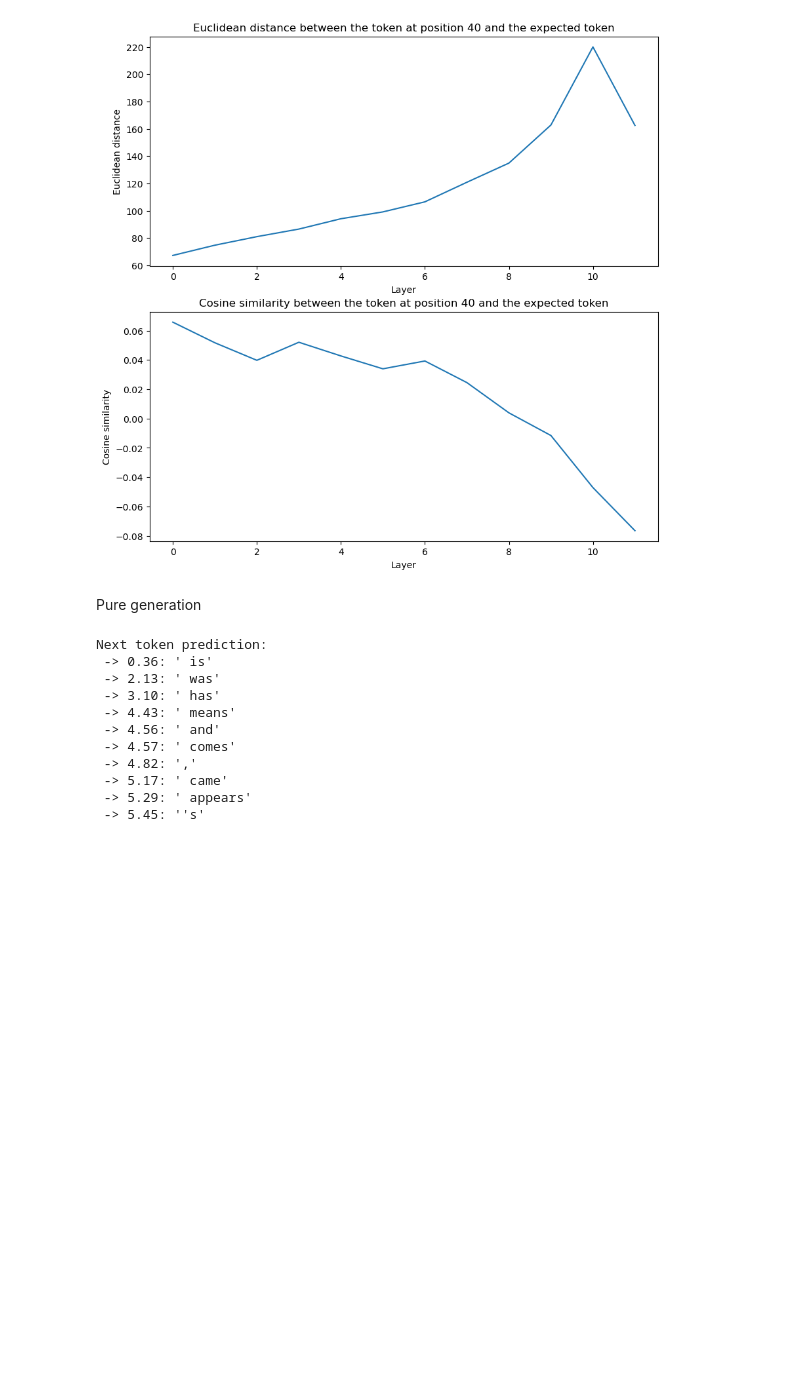
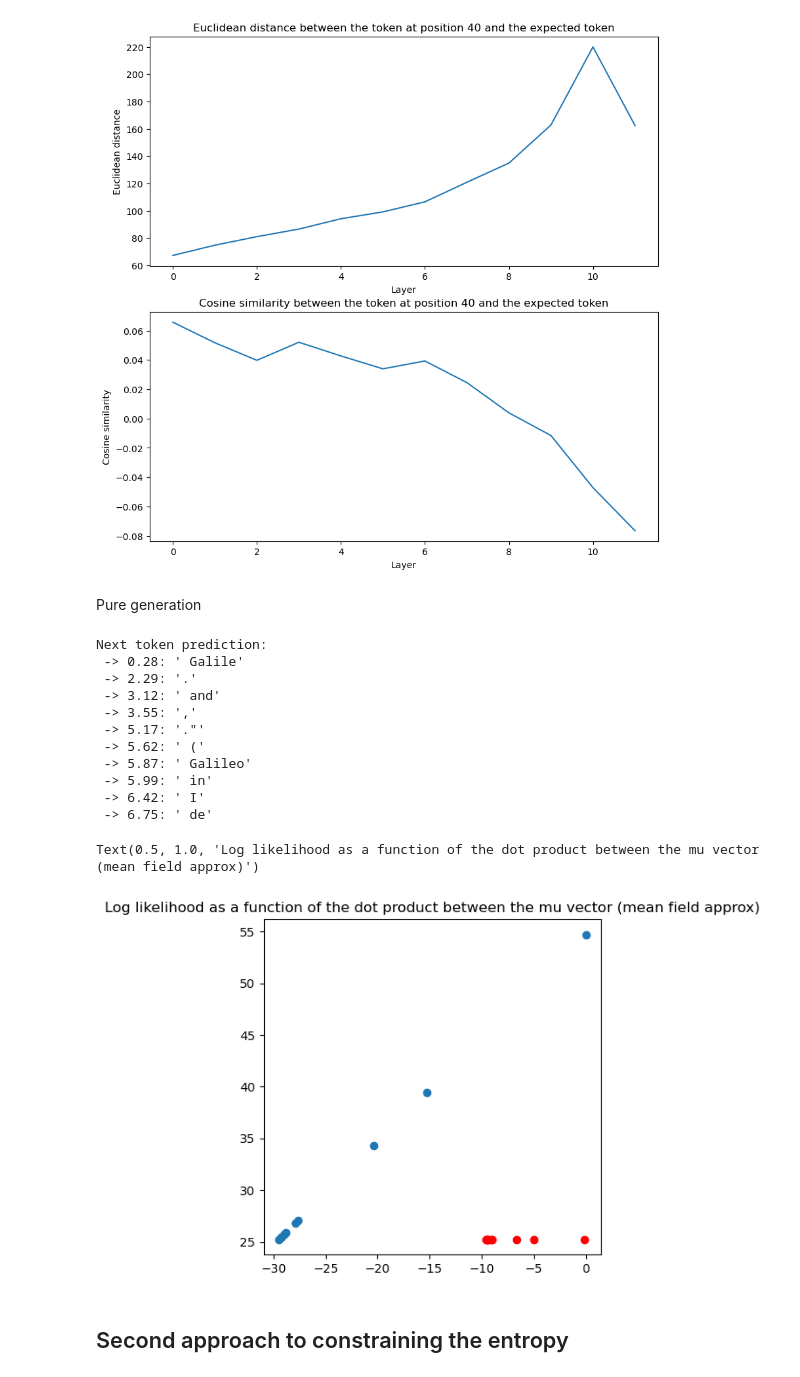
Before and after one commit to AlessandroMiotto/transformers, a Jupyter notebook: prova(Lorenzo).ipynb, the cells around one changed output. Cells and saved outputs as stored; diff of their text form; code cells hidden in the pictures; blank space fills up the shorter version.

Commit message:
naive trial w/ entropy

```diff
--- a/prova(Lorenzo).ipynb
+++ b/prova(Lorenzo).ipynb
@@ -209,7 +209,7 @@ Max cosine similarity: 0.134
 # %% [markdown]
 Pure generation
 # %%
-prompt = "I'm an Italian physicist who lived in Padua. I am known for my work in the field of optics and astronomy. I was born in 1564 and died in 1642. My name"
+prompt = "I'm an Italian physicist who lived in Padua. I am known for my work in the field of optics and astronomy. I was born in 1564 and died in 1642. My name is Galileo"
 inputs = tokenizer(prompt, return_tensors="pt")
 
 with torch.no_grad():
@@ -229,13 +229,59 @@ for p, _, token in zip(prob, idxs, tokens):
     print(f" -> {-torch.log(p):.2f}: '{token}'")
 # %% [output]
 Next token prediction:
- -> 0.36: ' is'
- -> 2.13: ' was'
- -> 3.10: ' has'
- -> 4.43: ' means'
- -> 4.56: ' and'
- -> 4.57: ' comes'
- -> 4.82: ','
- -> 5.17: ' came'
- -> 5.29: ' appears'
- -> 5.45: ''s'
+ -> 0.28: ' Galile'
+ -> 2.29: '.'
+ -> 3.12: ' and'
+ -> 3.55: ','
+ -> 5.17: '."'
+ -> 5.62: ' ('
+ -> 5.87: ' Galileo'
+ -> 5.99: ' in'
+ -> 6.42: ' I'
+ -> 6.75: ' de'
+# %%
+from scipy.optimize import fsolve
+def func(x,k):
+    return 1 / np.tanh(x) - 1 / x - k
+
+# Looking for the token " Galile"
+tokens = tokenizer.tokenize(" Mafia")
+token_ids = tokenizer.convert_tokens_to_ids(tokens)
+tokenExpected = embeddings[token_ids]
+lambdas = []
+for d in tokenExpected[0]:
+    xi = d.item()
+    lambdai = fsolve(func, 1, args=(xi))
+    lambdas.append(lambdai.item())
+
+# mu is the direction of maximum probability
+prob, idxs, tokens = get_tokens_prob(torch.tensor(lambdas), 10)
+probs = []
+dps = []
+for p, _, token in zip(prob, idxs, tokens):
+    tkn = tokenizer.tokenize(token)
+    tknid = tokenizer.convert_tokens_to_ids(tkn)
+    rep = embeddings[tknid]
+    #print(f" -> {-torch.log(p):.2f}: '{token}', d.p. {torch.matmul(rep,torch.tensor(lambdas) )[0]:.3f}")
+    probs.append(torch.log(p))
+    dps.append( torch.matmul(rep,torch.tensor(lambdas))[0] )
+
+probs_r = []
+dps_r = []
+prob, idxs, tokens = get_tokens_prob(tokenExpected[0], 10)
+for p, _, token in zip(prob, idxs, tokens):
+    #print(f" -> {-torch.log(p):.2f}: '{token}'")
+    probs_r.append(torch.log(p))
+    dps_r.append( torch.matmul(rep,torch.tensor(lambdas))[0] )
+
+fig, ax = plt.subplots(figsize=(5,5))
+ax.scatter(x=probs,y= dps)
+ax.scatter(probs_r, dps_r, c="r")
+plt.title("Log likelihood as a function of the dot product between the mu vector (mean field approx)")
+
+# NOT AN EXPONENTIAL DECAY; MENOMALE, NON C'È MEAN FIELD THEORY
+# %% [output]
+Text(0.5, 1.0, 'Log likelihood as a function of the dot product between the mu vector (mean field approx)')
+[figure, added]
+# %% [markdown]
+## Second approach to constraining the entropy
```
Also changed, not shown: parts of 2 cells of this notebook.
